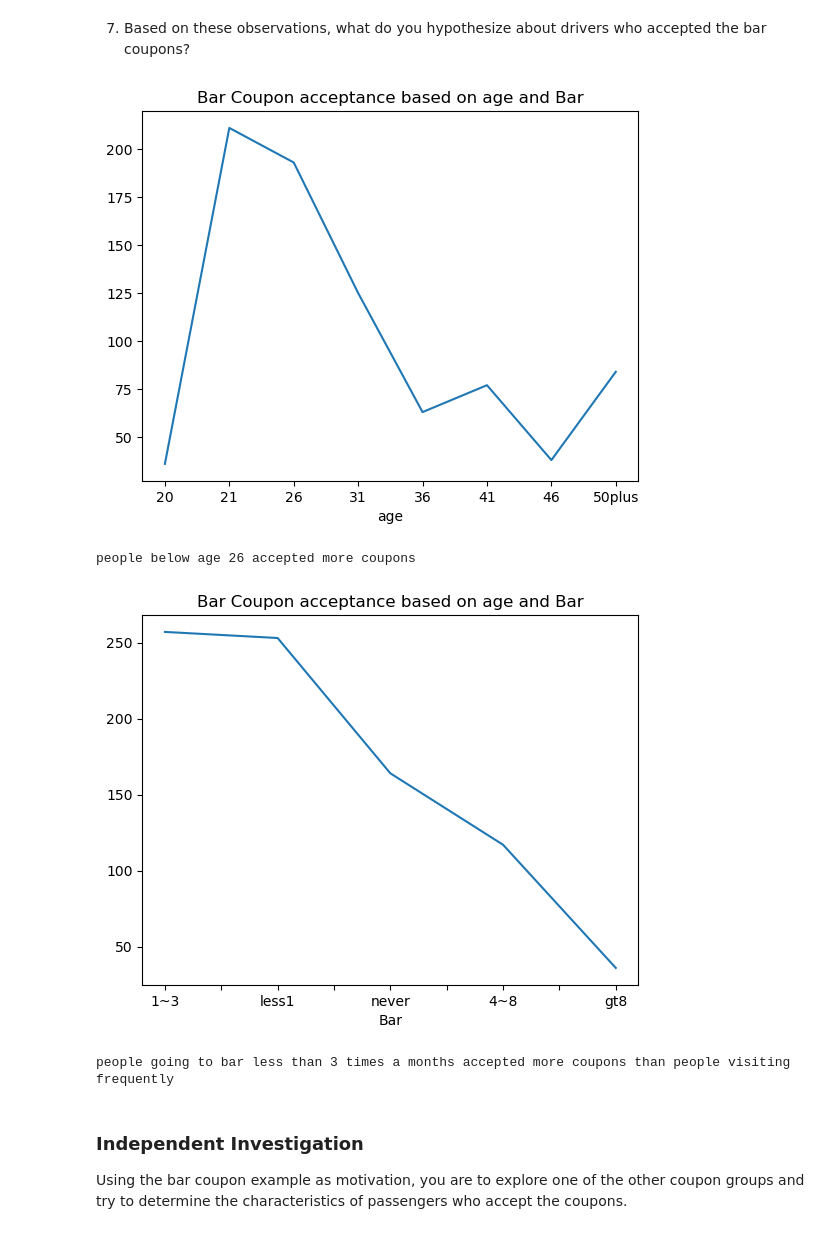
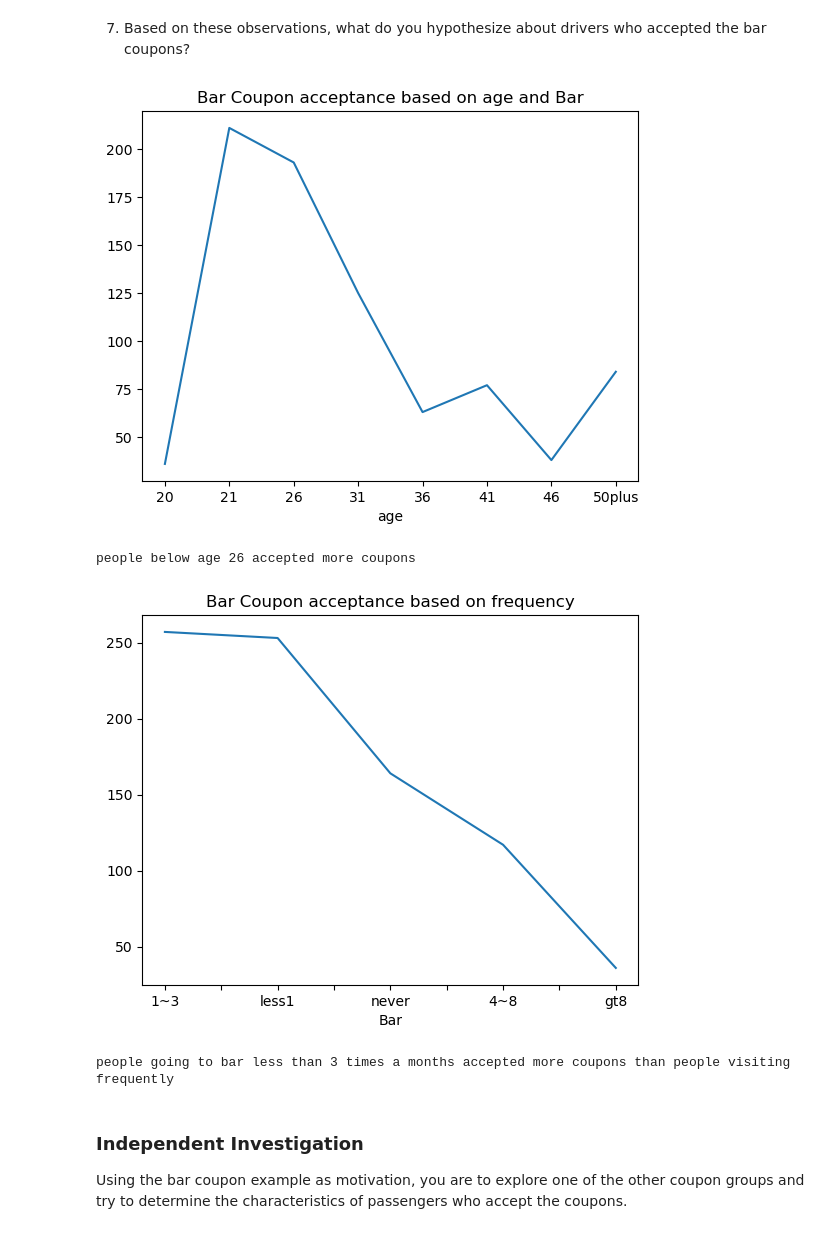
Before and after one commit to lathamk4/UC-Berkeley-ML-and-AI, a Jupyter notebook: Module5.ipynb, the cells around one changed output. Cells and saved outputs as stored; diff of their text form; code cells hidden in the pictures.

```diff
--- a/Module5.ipynb
+++ b/Module5.ipynb
@@ -284,24 +283,24 @@ See the caveats in the documentation: https://pandas.pydata.org/pandas-docs/stab
 # %%
 
 bar_accepted_plot['age'] = bar_accepted_plot['age'].str.replace("below21","20")
 bar_accepted_plot.age.value_counts().sort_index().plot(kind='line')
 plt.title('Bar Coupon acceptance based on age and Bar')
 
 plt.show()
 
 print("people below age 26 accepted more coupons")
 
 
 bar_coupon_data_accepted.Bar.value_counts().plot(kind='line')
-plt.title('Bar Coupon acceptance based on age and Bar')
+plt.title('Bar Coupon acceptance based on frequency')
 
 plt.show()
 
 print("people going to bar less than 3 times a months accepted more coupons than people visiting frequently")
 # %% [output]
 [figure]
 people below age 26 accepted more coupons
-[figure, old version]
+[figure, new version]
 people going to bar less than 3 times a months accepted more coupons than people visiting frequently
 # %% [markdown]
 ### Independent Investigation
```
Also changed, not shown: parts of 5 cells of this notebook.
